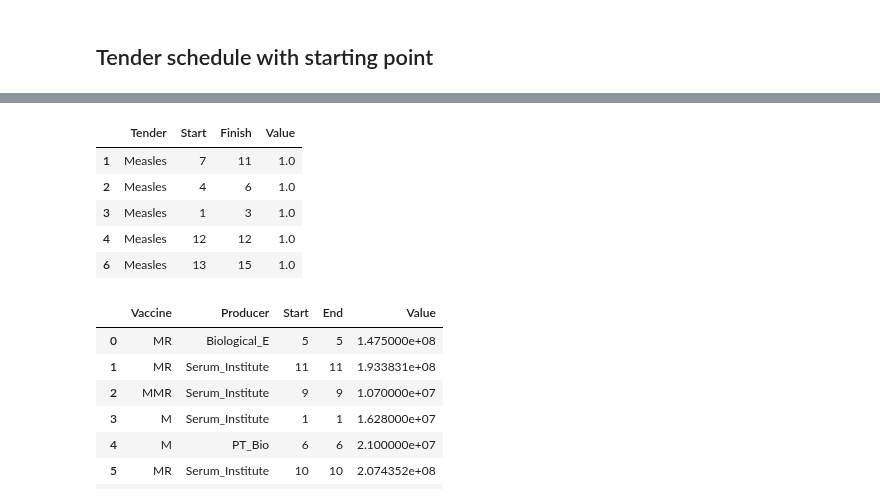
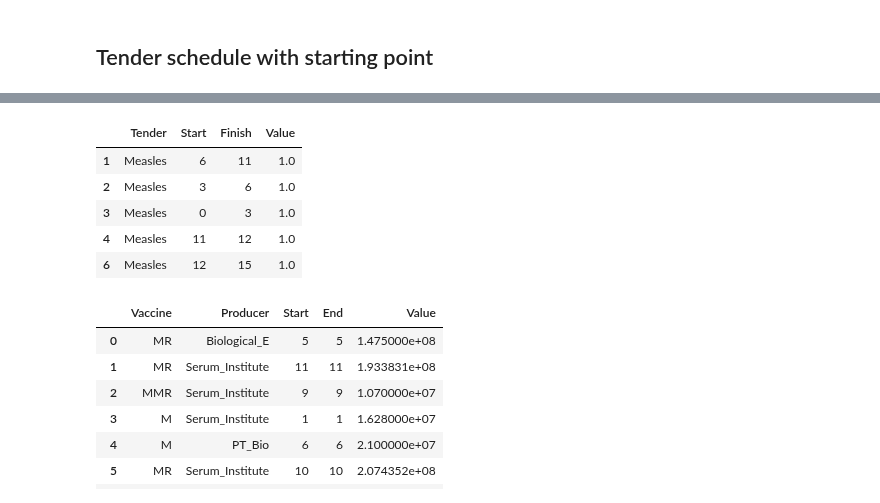
Before and after one commit to nuhorchak/Vaccine_Tender, a Jupyter notebook: horizon excursion/15 years - starting unvax children/Schedule_and_vax_visuals.ipynb, the cells around one changed output, grey strips where cells are left out. Drawn from its saved outputs; the diff is of its cells as text; code cells hidden in the pictures.

```diff
--- a/horizon excursion/15 years - starting unvax children/Schedule_and_vax_visuals.ipynb
+++ b/horizon excursion/15 years - starting unvax children/Schedule_and_vax_visuals.ipynb
@@ -78,27 +78,27 @@ result
 # %%
 # create dictionary from F data from above
 # Extracting information from the dictionary
 data_list = []
 for item in result['F']:
     key, value = list(item.items())[0]
     # print(key)
     tender = key.split('[', 1)[1].split(',', 1)[0]
     start, finish = eval(key.split('(', 1)[1].split(')', 1)[0])
     value = item[key]
 
     data_list.append({'Tender': tender, 'Start': start, 'Finish': finish, 'Value': value})
 
 # Create a DataFrame
 F_values_df = pd.DataFrame(data_list)
 F_values_df = F_values_df[F_values_df.Tender == 'Measles']
-
+F_values_df.Start = F_values_df.Start -1
 # Display the DataFrame
-F_values_df.head()
+F_values_df
 # %% [output]
 |  | Tender | Start | Finish | Value |
-| 1 | Measles | 7 | 11 | 1.0 |
-| 2 | Measles | 4 | 6 | 1.0 |
-| 3 | Measles | 1 | 3 | 1.0 |
-| 4 | Measles | 12 | 12 | 1.0 |
-| 6 | Measles | 13 | 15 | 1.0 |
+| 1 | Measles | 6 | 11 | 1.0 |
+| 2 | Measles | 3 | 6 | 1.0 |
+| 3 | Measles | 0 | 3 | 1.0 |
+| 4 | Measles | 11 | 12 | 1.0 |
+| 6 | Measles | 12 | 15 | 1.0 |
 # %%
```
Also changed, not shown: parts of 2 cells of this notebook, 16 other files.
